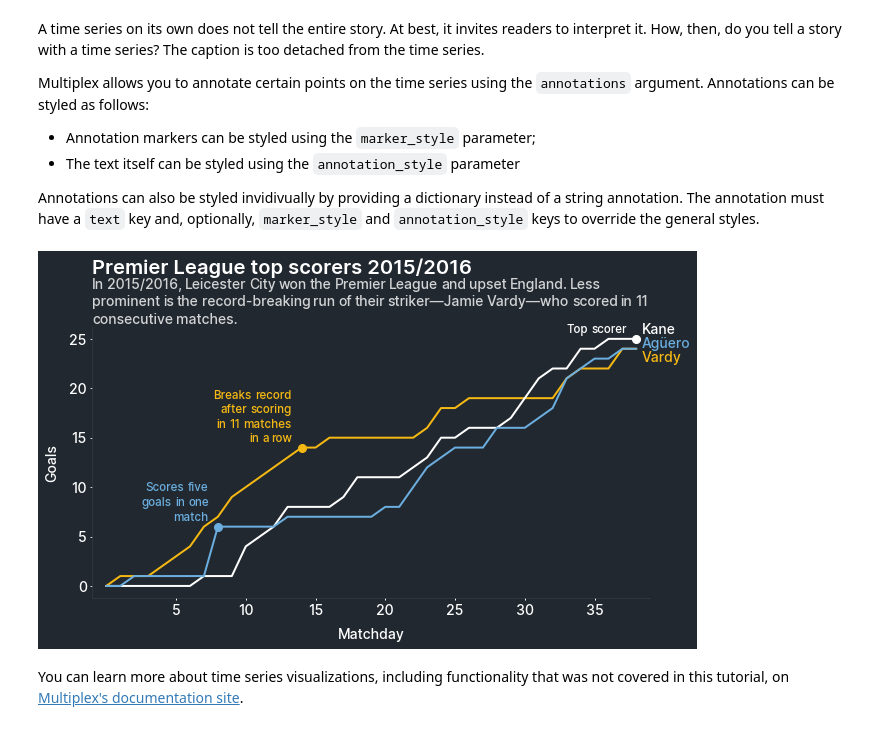
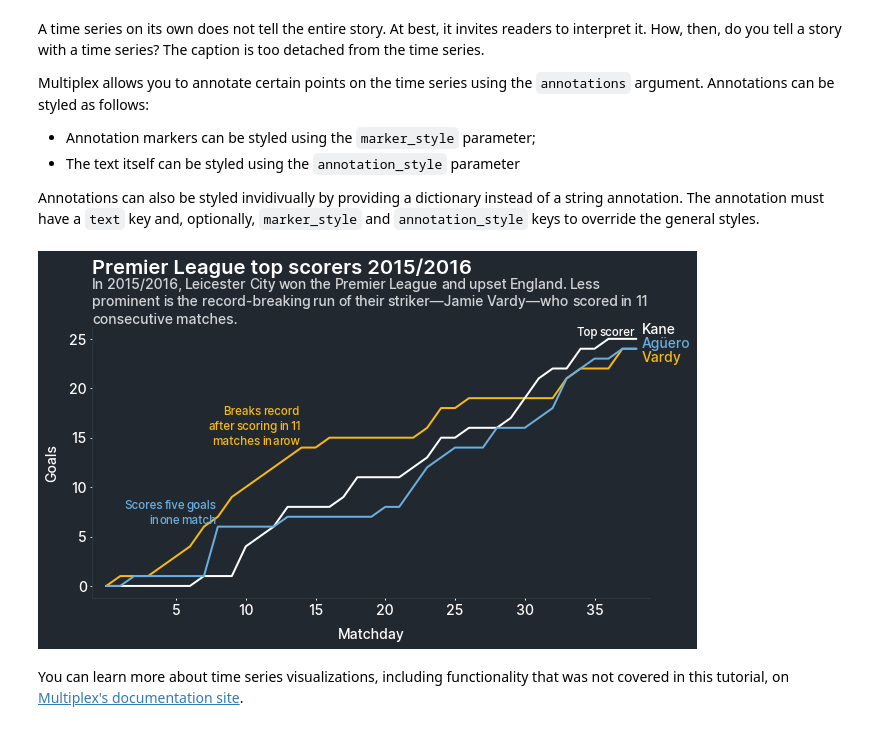
Before and after one commit to NicholasMamo/multiplex-plot, a Jupyter notebook: examples/3. Time Series.ipynb, the cells around one changed output. Drawn from its saved outputs; the diff is of its cells as text; code cells hidden in the pictures.

Commit message:
Add a function to annotate time series

```diff
--- a/examples/3. Time Series.ipynb
+++ b/examples/3. Time Series.ipynb
@@ -102,61 +113,42 @@ Annotations can also be styled invidivually by providing a dictionary instead of
 # %%
 from multiplex import drawable
 drawable = importlib.reload(drawable)
 
 figure = plt.figure(figsize=(10, 5))
 viz = drawable.Drawable(figure)
 
 """
-Create the annotations.
-"""
-vardy_annotations = [ '' ] * len(df.index.to_list())
-vardy_annotations[14] = {
-    'text': 'Breaks record after scoring in 11 matches in a row',
-    'marker_style': { 'marker': 'o' },
-}
-
-aguero_annotations = [ None ] * len(df.index.to_list())
-aguero_annotations[8] = {
-    'text': 'Scores five goals in one match',
-}
-
-kane_annotations = [ None ] * len(df.index.to_list())
-kane_annotations[-1] = {
-    'text': 'Top scorer',
-    'annotation_style': { 'va': 'bottom' }
-}
-
-"""
-Draw the time series with the annotations
+Draw the time series.
 """
 viz.draw_time_series(df.index.to_list(), df.Vardy.to_list(),
                      color='#F6B913', linewidth=2,
-                     label='Vardy', label_style={ 'fontweight': '500' },
-                     annotations=vardy_annotations, marker_style={ 'marker': 'o' },
-                     annotation_style={ 'fontsize': 'small', 'align': 'right' }
-                    )
+                     label='Vardy', label_style={ 'fontweight': '500' })
 viz.draw_time_series(df.index.to_list(), df.Kane.to_list(),
                      color='#FFFFFF', linewidth=2,
-                     label='Kane', label_style={ 'fontweight': '500' },
-                     annotations=kane_annotations, marker_style={ 'marker': 'o' },
-                     annotation_style={ 'fontsize': 'small', 'align': 'right' }
-                    )
+                     label='Kane', label_style={ 'fontweight': '500' })
 viz.draw_time_series(df.index.to_list(), df.Aguero.to_list(),
                      color='#6BAEDF', linewidth=2,
-                     label='Agüero', label_style={ 'fontweight': '500' },
-                     annotations=aguero_annotations, marker_style={ 'marker': 'o' },
-                     annotation_style={ 'fontsize': 'small', 'align': 'right' }
-                    )
+                     label='Agüero', label_style={ 'fontweight': '500' })
+
+"""
+Add the annotations.
+"""
+viz._time_series.annotate('Breaks record after scoring in 11 matches in a row', (7, 14), 14,
+                          fontsize='small', va='bottom', align='right', color='#F6B913')
+viz._time_series.annotate('Scores five goals in one match', (1, 8), 6,
+                          fontsize='small', va='bottom', align='right', color='#6BAEDF')
+viz._time_series.annotate('Top scorer', (31, 38), 25,
+                          fontsize='small', va='bottom', align='right', color='#FFFFFF')
 
 viz.set_xlim(-1, 39)
 viz.set_xticks(range(5, 38, 5))
 viz.set_xlabel('Matchday')
 viz.set_ylabel('Goals')
 
 viz.set_title('Premier League top scorers 2015/2016', loc='left')
 viz.set_caption('In 2015/2016, Leicester City won the Premier League and upset England. Less prominent is the record-breaking run of their striker—Jamie Vardy—who scored in 11 consecutive matches.')
 plt.savefig('exports/3-time-series.png', dpi=300, bbox_inches='tight')
 # %% [output]
-[figure, old version]
+[figure, new version]
 # %% [markdown]
 You can learn more about time series visualizations, including functionality that was not covered in this tutorial, on [Multiplex's documentation site](https://nicholasmamo.github.io/multiplex-plot/timeseries.html).
```
Also changed, not shown: parts of 1 cell of this notebook, 2 other files.
